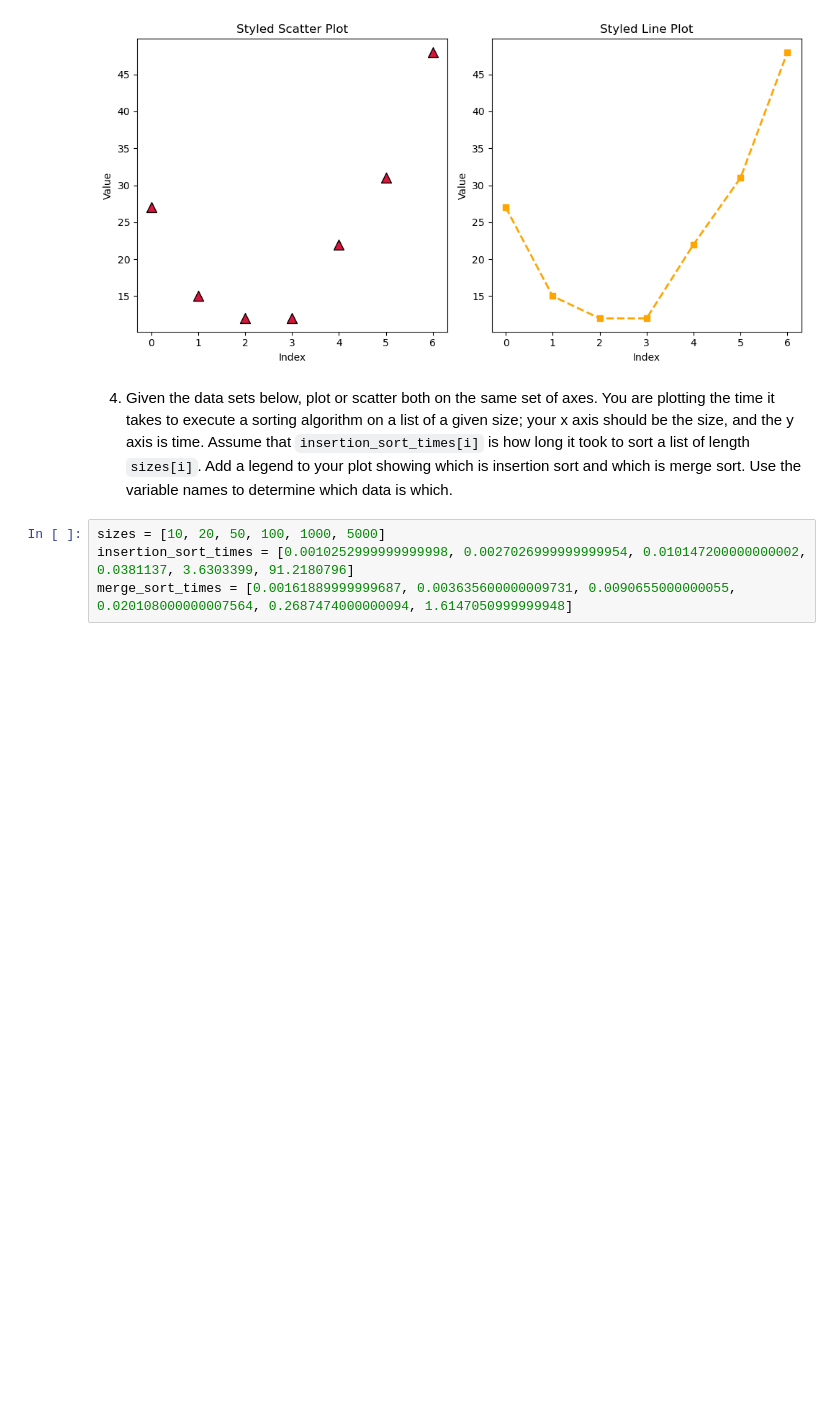
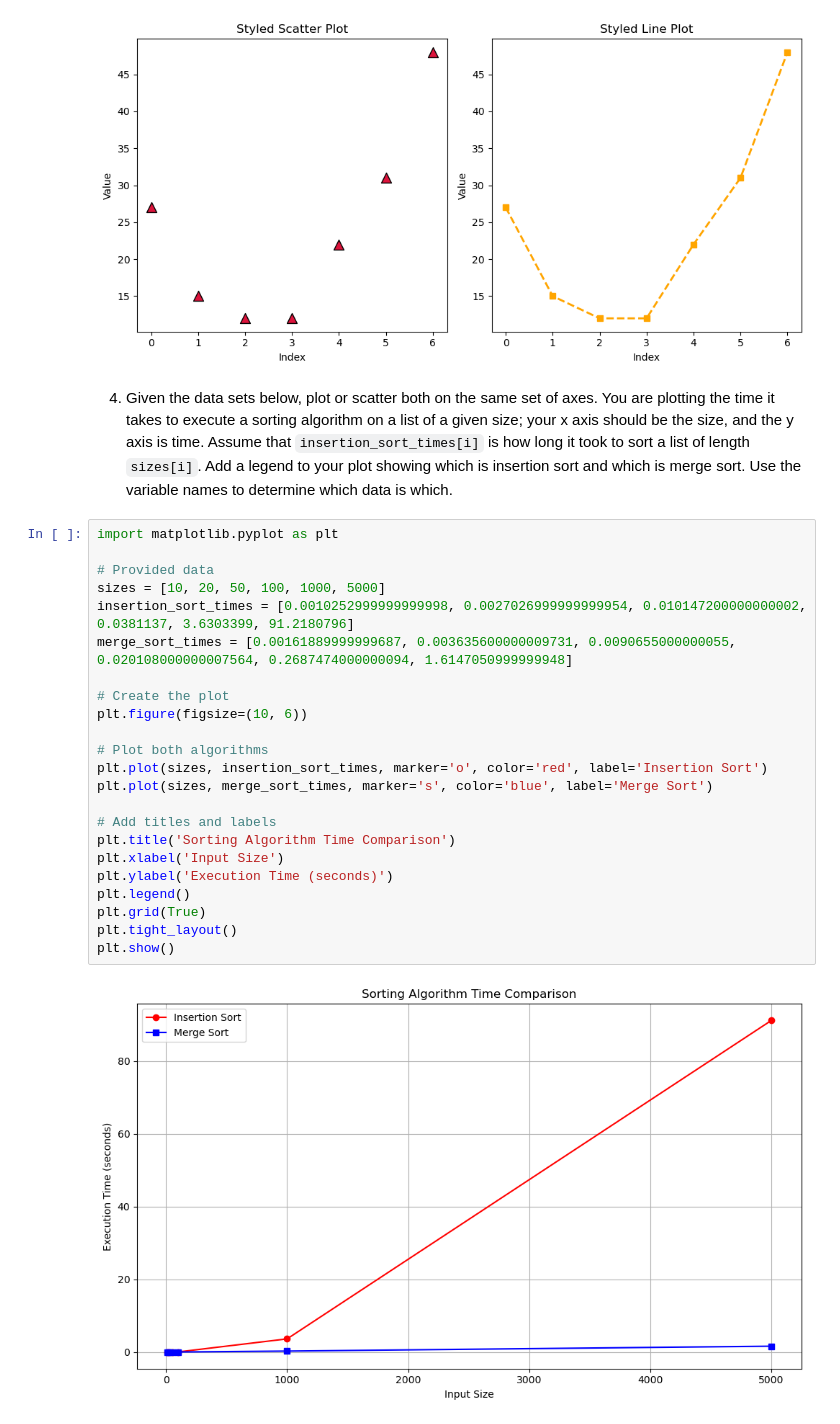
Before and after one commit to mokeyzz1/wmnlp-materials, a Jupyter notebook: pyplot.ipynb, the cells around one changed output. Cells and saved outputs as stored; diff of their text form; blank space fills up the shorter version.

Commit message:
Completed Question 4: Comparison of Insertion Sort vs Merge Sort Times

```diff
--- a/pyplot.ipynb
+++ b/pyplot.ipynb
@@ -103,6 +103,27 @@ plt.show()
 # %% [markdown]
 4. Given the data sets below, plot or scatter both on the same set of axes.  You are plotting the time it takes to execute a sorting algorithm on a list of a given size; your x axis should be the size, and the y axis is time.  Assume that `insertion_sort_times[i]` is how long it took to sort a list of length `sizes[i]`.  Add a legend to your plot showing which is insertion sort and which is merge sort.  Use the variable names to determine which data is which.
 # %%
+import matplotlib.pyplot as plt
+
+# Provided data
 sizes = [10, 20, 50, 100, 1000, 5000]
 insertion_sort_times = [0.0010252999999999998, 0.0027026999999999954, 0.010147200000000002, 0.0381137, 3.6303399, 91.2180796]
 merge_sort_times = [0.00161889999999687, 0.003635600000009731, 0.0090655000000055, 0.020108000000007564, 0.2687474000000094, 1.6147050999999948]
+
+# Create the plot
+plt.figure(figsize=(10, 6))
+
+# Plot both algorithms
+plt.plot(sizes, insertion_sort_times, marker='o', color='red', label='Insertion Sort')
+plt.plot(sizes, merge_sort_times, marker='s', color='blue', label='Merge Sort')
+
+# Add titles and labels
+plt.title('Sorting Algorithm Time Comparison')
+plt.xlabel('Input Size')
+plt.ylabel('Execution Time (seconds)')
+plt.legend()
+plt.grid(True)
+plt.tight_layout()
+plt.show()
+# %% [output]
+[figure, added]
```
